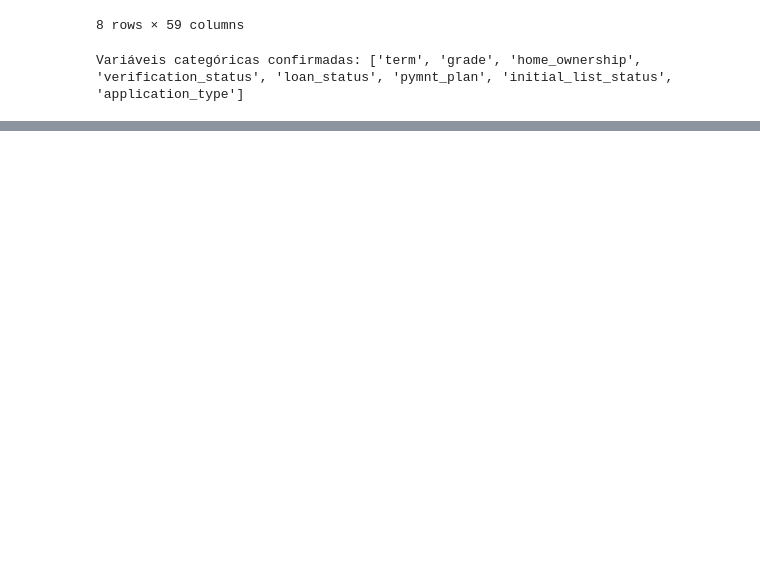
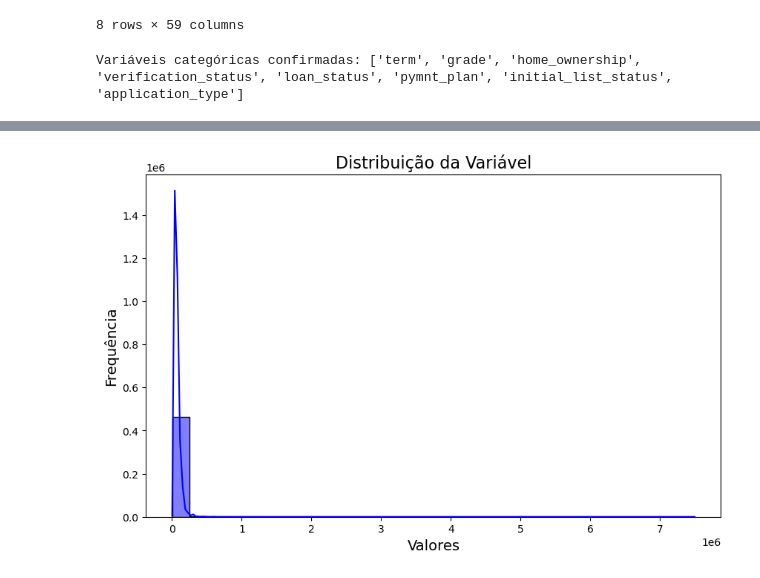
Before and after one commit to vinifranco48/risk-credit, a Jupyter notebook: notebooks/preprocessing.ipynb, the cells around one changed output, grey strips where cells are left out. Drawn from its saved outputs; the diff is of its cells as text; code cells hidden in the pictures; blank space fills up the shorter version.

```diff
--- a/notebooks/preprocessing.ipynb
+++ b/notebooks/preprocessing.ipynb
@@ -185,3 +187,19 @@ categorical_columns = [col for col in df.select_dtypes(include=['object', 'categ
 print("Variáveis categóricas confirmadas:", categorical_columns)
 # %% [output]
 Variáveis categóricas confirmadas: ['term', 'grade', 'home_ownership', 'verification_status', 'loan_status', 'pymnt_plan', 'initial_list_status', 'application_type']
+# %%
+df_dummies = [
+    pd.get_dummies(df['grade'], prefix='grade', prefix_sep=':'),
+    pd.get_dummies(df['sub_grade'], prefix='sub_grade', prefix_sep=':'),
+    pd.get_dummies(df['home_ownership'], prefix='home_ownership', prefix_sep=':'),
+    pd.get_dummies(df['verification_status'], prefix='verification_status', prefix_sep=':'),
+    pd.get_dummies(df['loan_status'], prefix='loan_status', prefix_sep=':'),
+    pd.get_dummies(df['purpose'], prefix='purpose', prefix_sep=':'),
+    pd.get_dummies(df['addr_state'], prefix='addr_state', prefix_sep=':'),
+    pd.get_dummies(df['initial_list_status'], prefix='initial_list_status', prefix_sep=':'),
+
+]
+# %%
+df_dummies = pd.concat(df_dummies, axis=1)
+# %%
+df = pd.concat([df, df_dummies], axis=1)
@@ -187,0 +226,15 @@ Variáveis categóricas confirmadas: ['term', 'grade', 'home_ownership', 'verifi
+# %%
+plt.figure(figsize=(10, 6))
+
+# Histograma com KDE (Kernel Density Estimate)
+sns.histplot(df['annual_inc'], bins=30, kde=True, color='blue')
+
+# Adicionando título e rótulos
+plt.title('Distribuição da Variável', fontsize=16)
+plt.xlabel('Valores', fontsize=14)
+plt.ylabel('Frequência', fontsize=14)
+
+# Exibir o gráfico
+plt.show()
+# %% [output]
+[figure, added]
```
Also changed, not shown: parts of 3 cells of this notebook.
